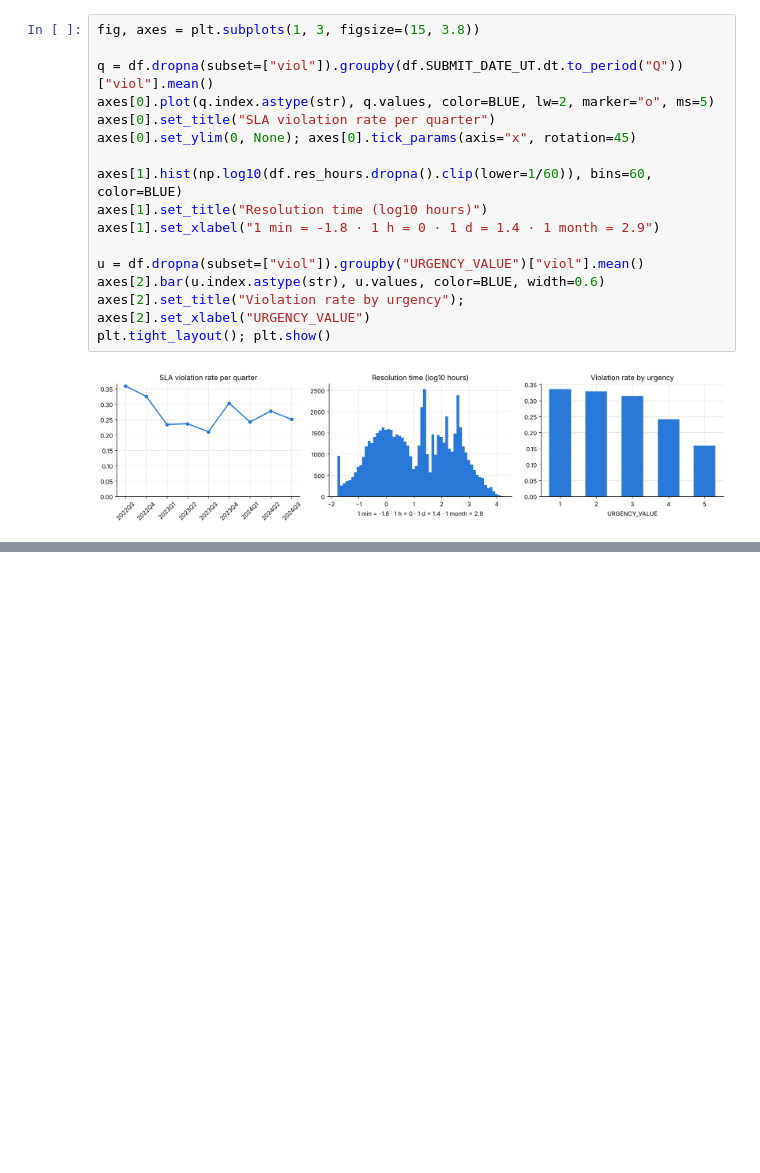
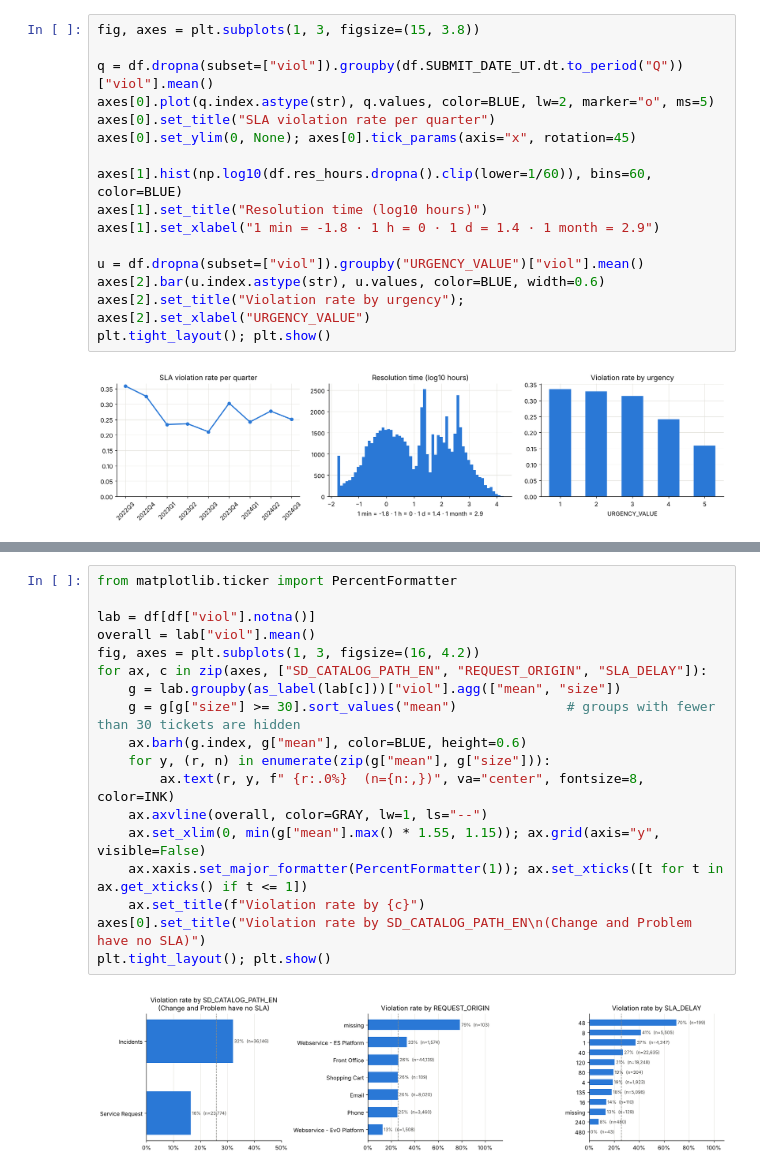
Before and after one commit to peruccalice/Data-Science-Seminars-and-Challenge, a Jupyter notebook: coding/SLA_00_exploratory.ipynb, the cells around one changed output, grey strips where cells are left out. Drawn from its saved outputs; the diff is of its cells as text; blank space fills up the shorter version.

```diff
--- a/coding/SLA_00_exploratory.ipynb
+++ b/coding/SLA_00_exploratory.ipynb
@@ -280,0 +377,20 @@ plt.tight_layout(); plt.show()
+# %%
+from matplotlib.ticker import PercentFormatter
+
+lab = df[df["viol"].notna()]
+overall = lab["viol"].mean()
+fig, axes = plt.subplots(1, 3, figsize=(16, 4.2))
+for ax, c in zip(axes, ["SD_CATALOG_PATH_EN", "REQUEST_ORIGIN", "SLA_DELAY"]):
+    g = lab.groupby(as_label(lab[c]))["viol"].agg(["mean", "size"])
+    g = g[g["size"] >= 30].sort_values("mean")              # groups with fewer than 30 tickets are hidden
+    ax.barh(g.index, g["mean"], color=BLUE, height=0.6)
+    for y, (r, n) in enumerate(zip(g["mean"], g["size"])):
+        ax.text(r, y, f" {r:.0%}  (n={n:,})", va="center", fontsize=8, color=INK)
+    ax.axvline(overall, color=GRAY, lw=1, ls="--")
+    ax.set_xlim(0, min(g["mean"].max() * 1.55, 1.15)); ax.grid(axis="y", visible=False)
+    ax.xaxis.set_major_formatter(PercentFormatter(1)); ax.set_xticks([t for t in ax.get_xticks() if t <= 1])
+    ax.set_title(f"Violation rate by {c}")
+axes[0].set_title("Violation rate by SD_CATALOG_PATH_EN\n(Change and Problem have no SLA)")
+plt.tight_layout(); plt.show()
+# %% [output]
+[figure, added]
```
Also changed, not shown: parts of 22 cells of this notebook.
